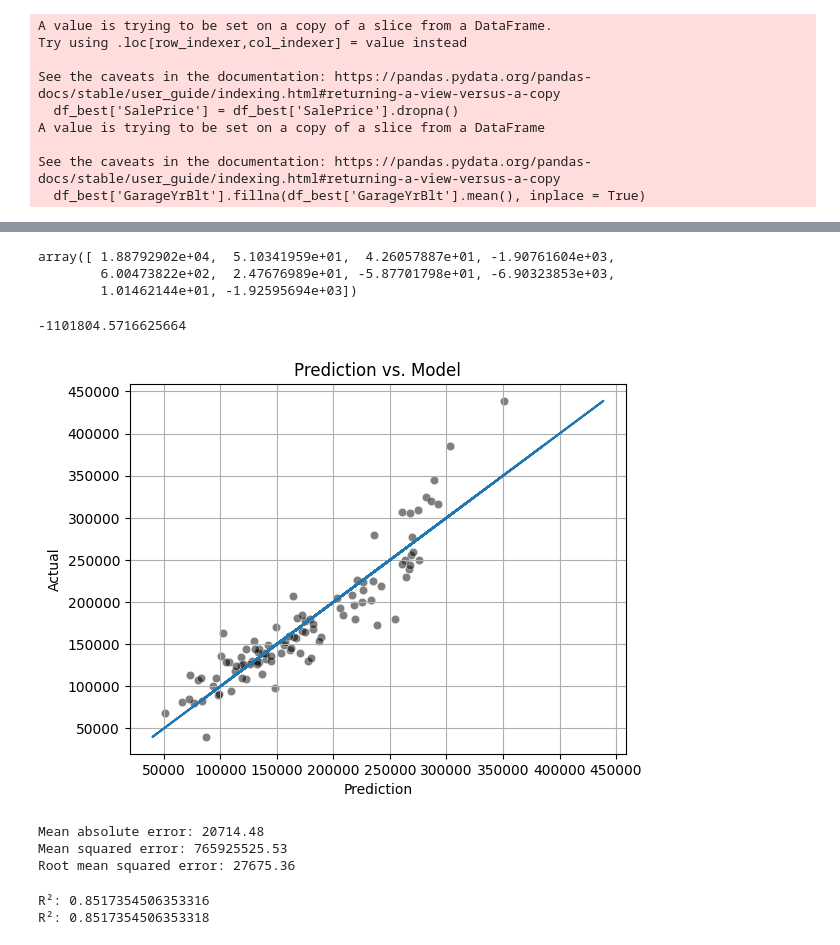
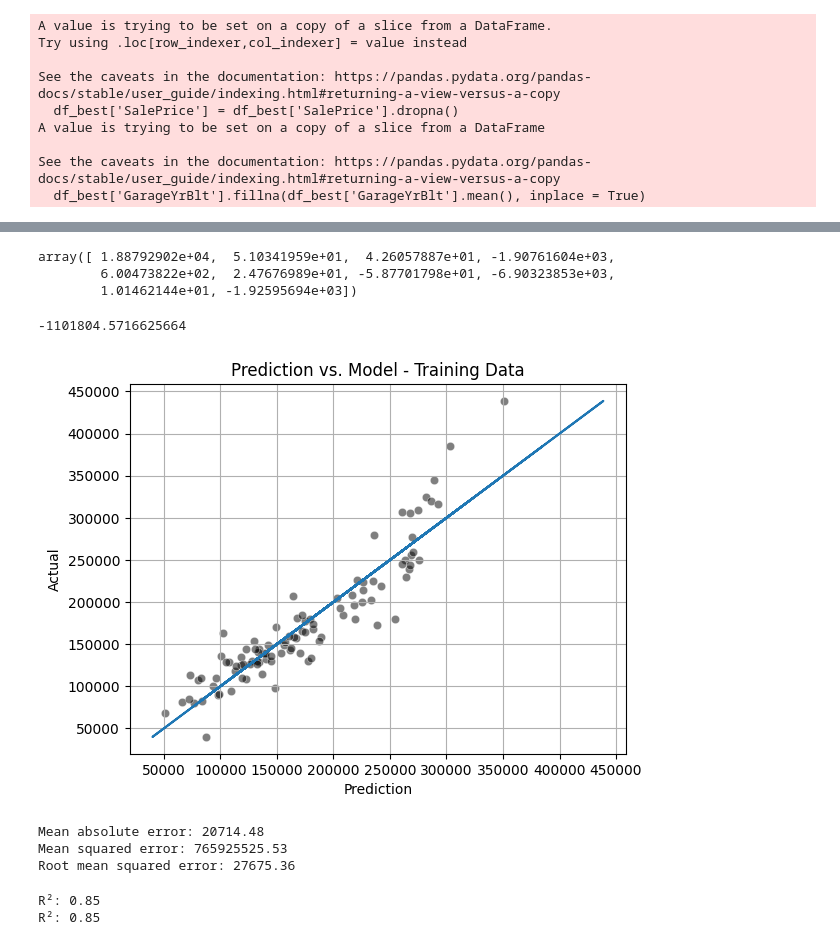
Before and after one commit to willybernal/mit_xpro, a Jupyter notebook: housing_prices/predict_housing_prices.ipynb, the cells around one changed output, grey strips where cells are left out. Cells and saved outputs as stored; diff of their text form; code cells hidden in the pictures.

```diff
--- a/housing_prices/predict_housing_prices.ipynb
+++ b/housing_prices/predict_housing_prices.ipynb
@@ -217,33 +237,34 @@ No artists with labels found to put in legend.  Note that artists whose label st
 # %%
 # Features/Target
 target = df_best['SalePrice']
 data = df_best.drop(['SalePrice'], axis=1)
 
 # Linear Model
 linear_regression = LinearRegression()
 linear_regression.fit(data, target)
 
 # Result
 display(linear_regression.coef_)
 display(linear_regression.intercept_)
 
 # Prediction
 target_pred = linear_regression.predict(data)
 
 # Printing
 sns.scatterplot(x=target_pred, y=target, color="black", alpha=0.5)
 plt.plot(target, target)
-plt.title("Prediction vs. Model")
+plt.title("Prediction vs. Model - Training Data")
 plt.xlabel('Prediction')
 plt.ylabel('Actual')
 plt.grid()
+plt.savefig('fig/model_train.png')
 plt.show()
 # %% [output]
 array([ 1.88792902e+04,  5.10341959e+01,  4.26057887e+01, -1.90761604e+03,
         6.00473822e+02,  2.47676989e+01, -5.87701798e+01, -6.90323853e+03,
         1.01462144e+01, -1.92595694e+03])
 -1101804.5716625664
-[figure, old version]
+[figure, new version]
 # %%
 mae = mean_absolute_error(target, target_pred)
 mse = mean_squared_error(target, target_pred)
@@ -259,11 +280,11 @@ Root mean squared error: 27675.36
 actual_minus_predicted = sum((target - target_pred)**2)
 actual_minus_actual_mean = sum((target - target.mean())**2)
 r2 = 1 - actual_minus_predicted/actual_minus_actual_mean
-print('R²:', r2)
-print(f'R²: {linear_regression.score(data, target)}')
+print(f'R²: {r2:.2f}')
+print(f'R²: {linear_regression.score(data, target):.2f}')
 # %% [output]
-R²: 0.8517354506353316
-R²: 0.8517354506353318
+R²: 0.85
+R²: 0.85
 # %%
 sns.histplot(target-target_pred)
 plt.grid()
```
Also changed, not shown: parts of 7 cells of this notebook, 20 other files.
